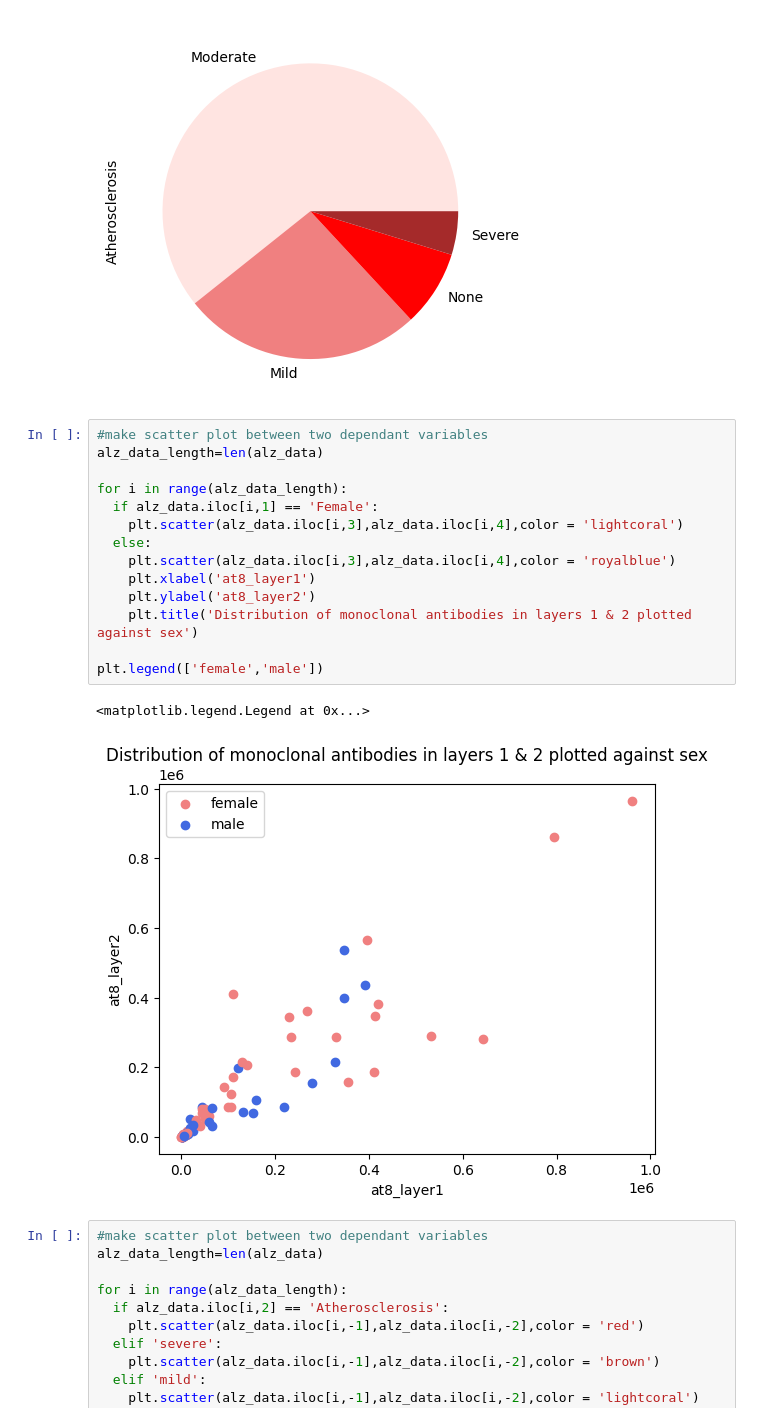
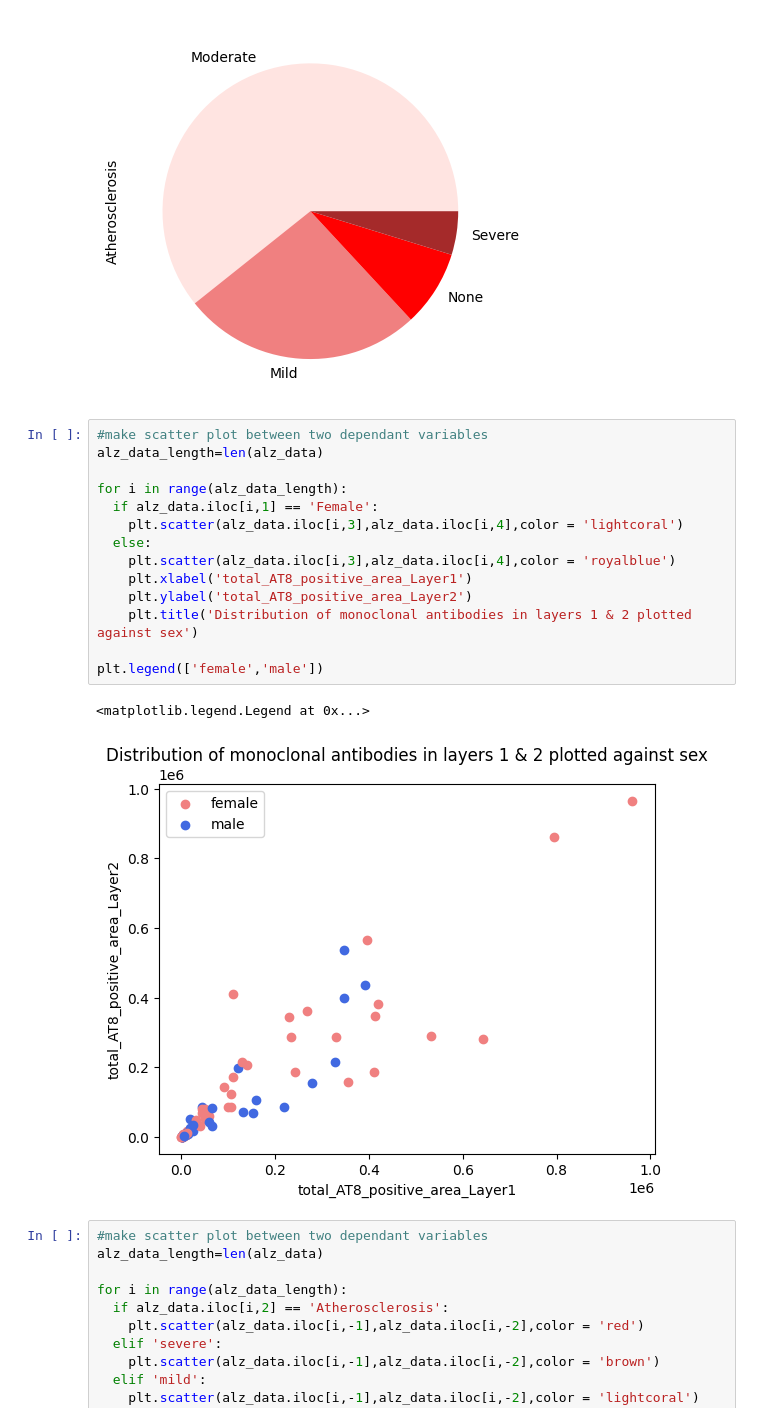
Before and after one commit to nellyfadil/Neuro-265, a Jupyter notebook: FinalPosterPres.ipynb, the cells around one changed output. Saved outputs shown, nothing was run; the diff lists cells and outputs as text.

```diff
--- a/FinalPosterPres.ipynb
+++ b/FinalPosterPres.ipynb
@@ -89,20 +89,20 @@ plt.show()
 # %%
 #make scatter plot between two dependant variables
 alz_data_length=len(alz_data)
 
 for i in range(alz_data_length):
   if alz_data.iloc[i,1] == 'Female':
     plt.scatter(alz_data.iloc[i,3],alz_data.iloc[i,4],color = 'lightcoral')
   else:
     plt.scatter(alz_data.iloc[i,3],alz_data.iloc[i,4],color = 'royalblue')
-    plt.xlabel('at8_layer1')
-    plt.ylabel('at8_layer2')
+    plt.xlabel('total_AT8_positive_area_Layer1')
+    plt.ylabel('total_AT8_positive_area_Layer2')
     plt.title('Distribution of monoclonal antibodies in layers 1 & 2 plotted against sex')
 
 plt.legend(['female','male'])
 # %% [output]
 <matplotlib.legend.Legend at 0x...>
-[figure, old version]
+[figure, new version]
 # %%
 #make scatter plot between two dependant variables
 alz_data_length=len(alz_data)
```
Also changed, not shown: parts of 6 cells of this notebook.
